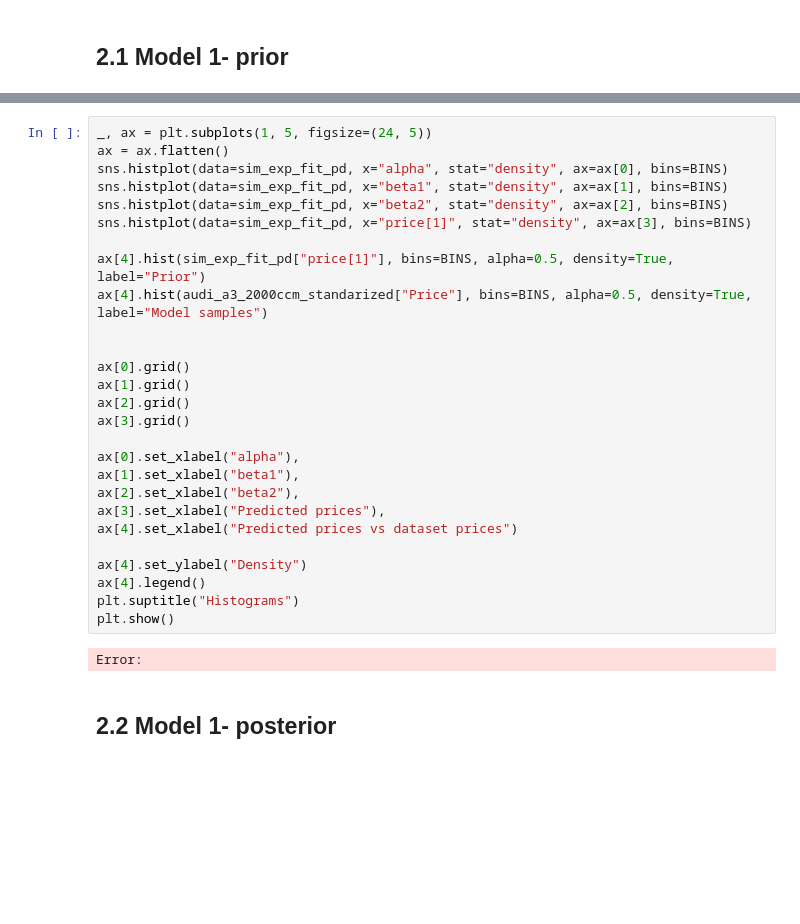
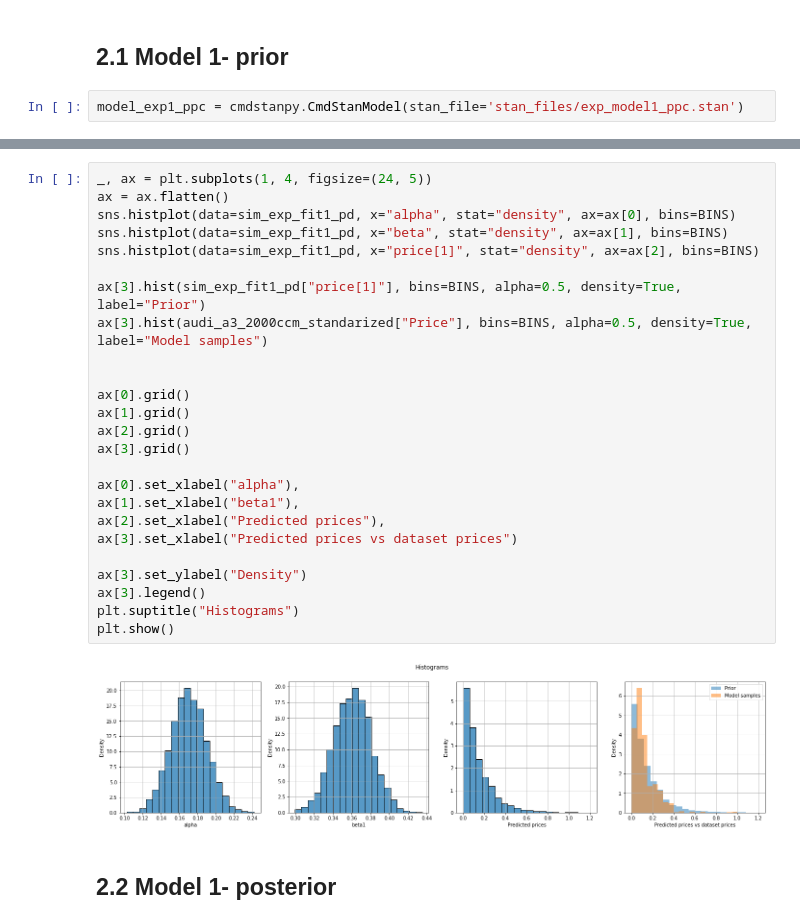
Before and after one commit to Karolina0110/DA, a Jupyter notebook: project/main_notebook.ipynb, the cells around one changed output, grey strips where cells are left out. Saved outputs shown, nothing was run; the diff lists cells and outputs as text; blank space fills up the shorter version.

Commit message:
big success - both models working finally

```diff
--- a/project/main_notebook.ipynb
+++ b/project/main_notebook.ipynb
@@ -24,3 +27,5 @@ Error:
 Opis modeli
 # %% [markdown]
 ## 2.1 Model 1- prior
+# %%
+model_exp1_ppc = cmdstanpy.CmdStanModel(stan_file='stan_files/exp_model1_ppc.stan')
@@ -56,32 +71,30 @@ Error:
 # %%
-_, ax = plt.subplots(1, 5, figsize=(24, 5))
+_, ax = plt.subplots(1, 4, figsize=(24, 5))
 ax = ax.flatten()
-sns.histplot(data=sim_exp_fit_pd, x="alpha", stat="density", ax=ax[0], bins=BINS)
-sns.histplot(data=sim_exp_fit_pd, x="beta1", stat="density", ax=ax[1], bins=BINS)
-sns.histplot(data=sim_exp_fit_pd, x="beta2", stat="density", ax=ax[2], bins=BINS)
-sns.histplot(data=sim_exp_fit_pd, x="price[1]", stat="density", ax=ax[3], bins=BINS)
+sns.histplot(data=sim_exp_fit1_pd, x="alpha", stat="density", ax=ax[0], bins=BINS)
+sns.histplot(data=sim_exp_fit1_pd, x="beta", stat="density", ax=ax[1], bins=BINS)
+sns.histplot(data=sim_exp_fit1_pd, x="price[1]", stat="density", ax=ax[2], bins=BINS)
 
-ax[4].hist(sim_exp_fit_pd["price[1]"], bins=BINS, alpha=0.5, density=True, label="Prior")
-ax[4].hist(audi_a3_2000ccm_standarized["Price"], bins=BINS, alpha=0.5, density=True, label="Model samples")
+ax[3].hist(sim_exp_fit1_pd["price[1]"], bins=BINS, alpha=0.5, density=True, label="Prior")
+ax[3].hist(audi_a3_2000ccm_standarized["Price"], bins=BINS, alpha=0.5, density=True, label="Model samples")
 
 
 ax[0].grid()
 ax[1].grid()
 ax[2].grid()
 ax[3].grid()
 
 ax[0].set_xlabel("alpha"),
 ax[1].set_xlabel("beta1"),
-ax[2].set_xlabel("beta2"),
-ax[3].set_xlabel("Predicted prices"),
-ax[4].set_xlabel("Predicted prices vs dataset prices")
+ax[2].set_xlabel("Predicted prices"),
+ax[3].set_xlabel("Predicted prices vs dataset prices")
 
-ax[4].set_ylabel("Density")
-ax[4].legend()
+ax[3].set_ylabel("Density")
+ax[3].legend()
 plt.suptitle("Histograms")
 plt.show()
 # %% [output]
-Error:
+[figure, added]
 # %% [markdown]
 ## 2.2 Model 1- posterior
 # %%
```
Also changed, not shown: parts of 11 cells of this notebook, 15 other files.
